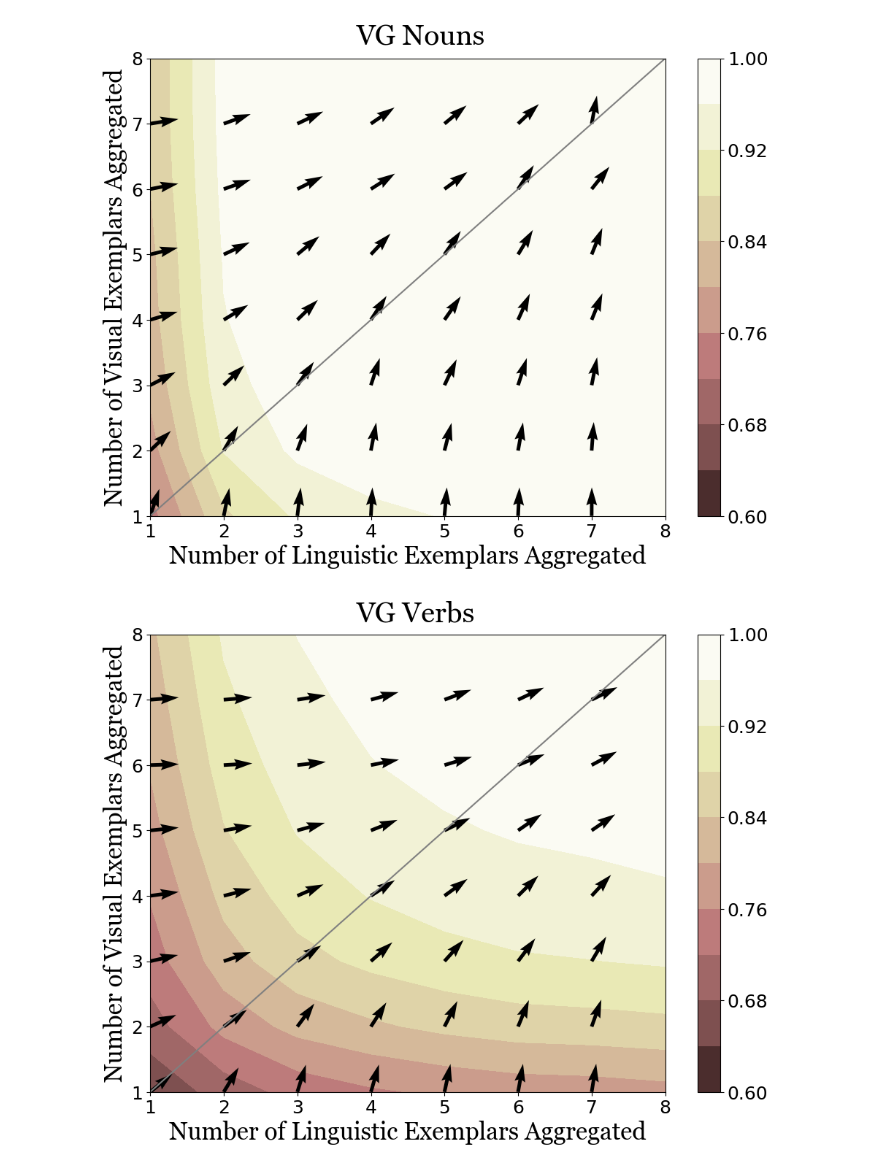
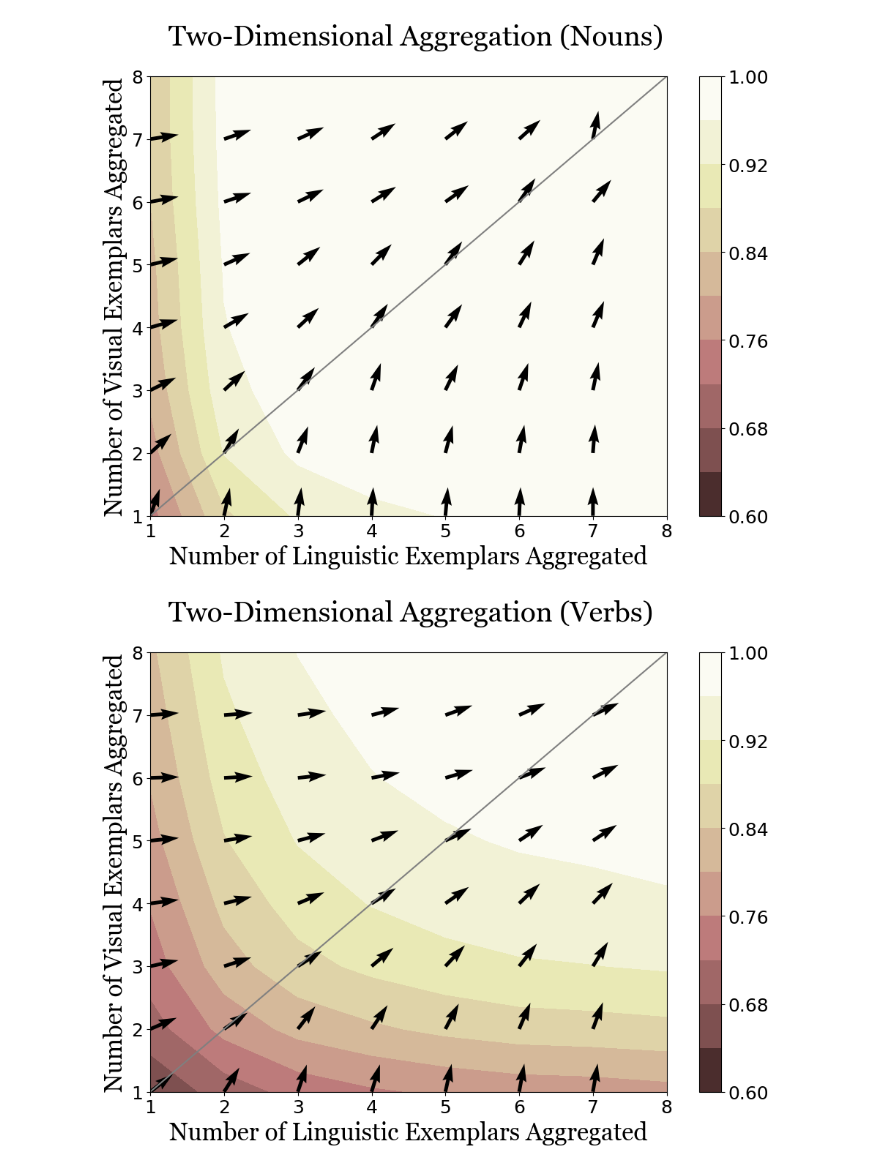
Before and after one commit to FlamingoZh/verb_learning_quantification, a Jupyter notebook: notebooks/2D_aggregation_VG.ipynb, the cells around one changed output. Drawn from its saved outputs; the diff is of its cells as text; code cells hidden in the pictures.

```diff
--- a/notebooks/2D_aggregation_VG.ipynb
+++ b/notebooks/2D_aggregation_VG.ipynb
@@ -42,36 +42,36 @@ plt.yticks(range(0,8),range(1,9))
 plt.xlabel("Number of Linguistic Exemplars Aggregated",fontsize=24,fontname="Georgia")
 plt.ylabel("Number of Visual Exemplars Aggregated",fontsize=24,fontname="Georgia")
 
-plt.text(2.8,7.2,'VG Nouns',fontname='Georgia',fontsize=28)
+plt.text(0.25,7.5,'Two-Dimensional Aggregation (Nouns)',fontname='Georgia',fontsize=28)
 
 plt.tight_layout()
 if save_fig:
     plt.savefig("../figs/2D_agg_vg_nouns.png",dpi=600)
 plt.show()
 # %% [output]
-[figure, old version]
+[figure, new version]
 # %%
 plt.figure(figsize=(10, 8), tight_layout=True)
 color_range=np.linspace(0.6, 1.0, 11)
 plt.contourf(range(vg_verb_data.shape[0]),range(vg_verb_data.shape[1]),vg_verb_data, color_range, cmap='pink')
 plt.colorbar()
 plt.axline((0, 0), slope=1, color='grey')
 for i in range(vg_verb_data.shape[0]-1):
     for j in range(vg_verb_data.shape[1]-1):
         d_x=vg_verb_data[i+1][j]-vg_verb_data[i][j]
         d_y=vg_verb_data[i][j+1]-vg_verb_data[i][j]
         draw_arrow(plt,i,j,d_x,d_y)
 
 plt.xticks(range(0,8),range(1,9))
 plt.yticks(range(0,8),range(1,9))
 plt.xlabel("Number of Linguistic Exemplars Aggregated",fontsize=24,fontname="Georgia")
 plt.ylabel("Number of Visual Exemplars Aggregated",fontsize=24,fontname="Georgia")
 
-plt.text(2.8,7.2,'VG Verbs',fontname='Georgia',fontsize=28)
+plt.text(0.25,7.5,'Two-Dimensional Aggregation (Verbs)',fontname='Georgia',fontsize=28)
 
 plt.tight_layout()
 if save_fig:
     plt.savefig("../figs/2D_agg_vg_verbs.png",dpi=600)
 plt.show()
 # %% [output]
-[figure, old version]
+[figure, new version]
```
Also changed, not shown: 37 other files.
